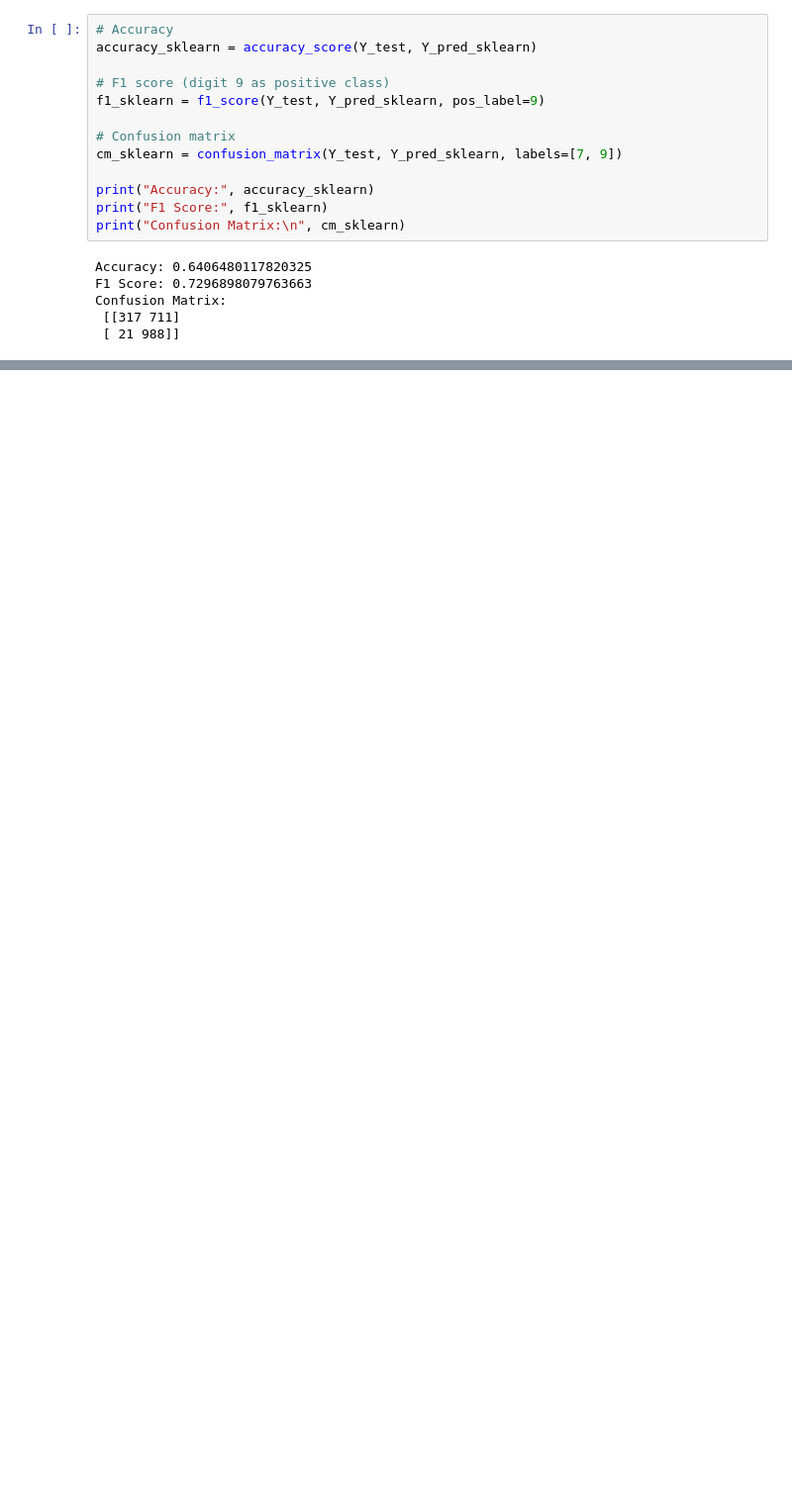
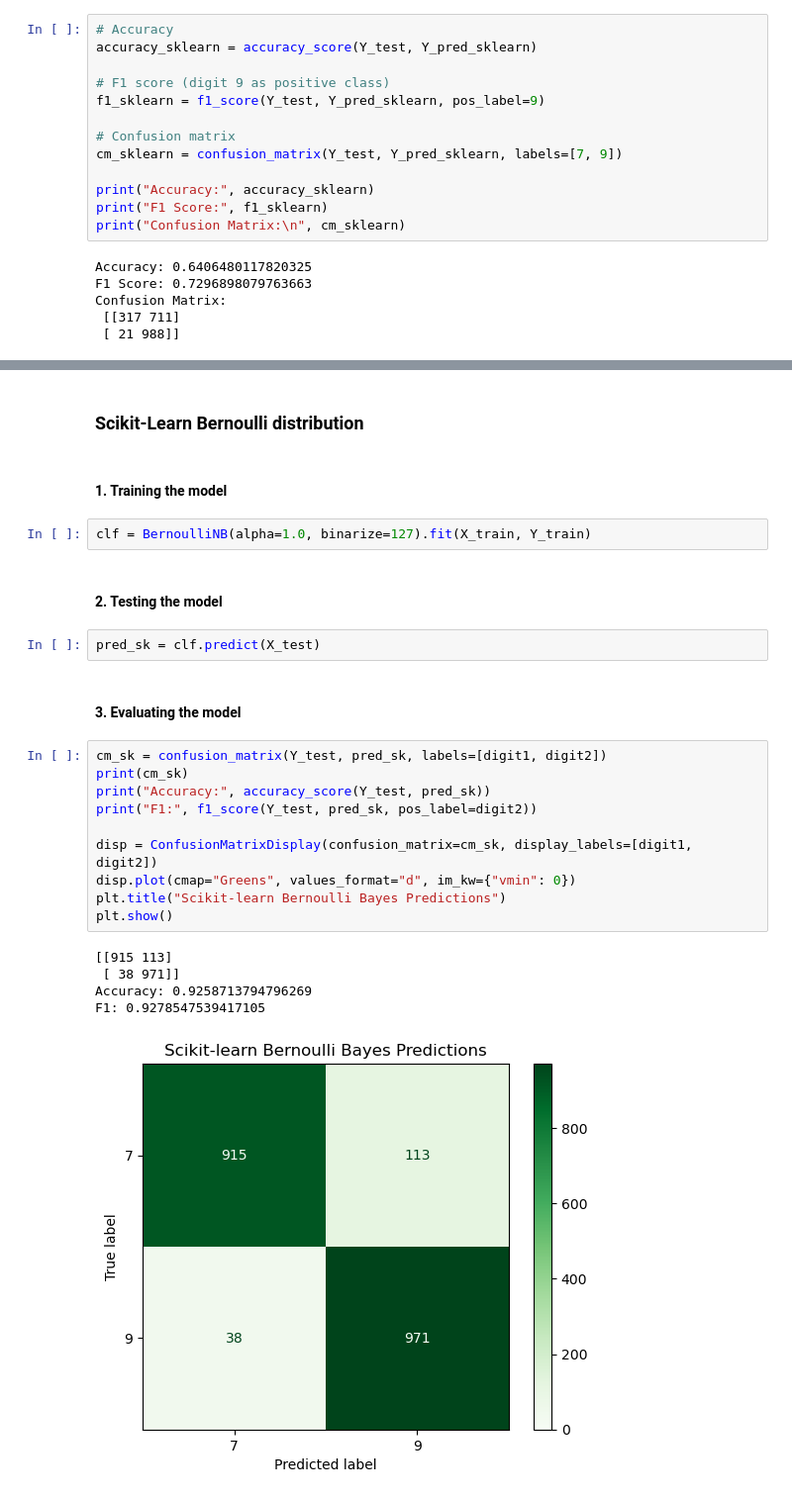
Before and after one commit to HenryArnoldDENISON/Bayesian-Classification, a Jupyter notebook: Bayesian-Classification.ipynb, the cells around one changed output, grey strips where cells are left out. Shown at 99% size. Drawn from its saved outputs; the diff is of its cells as text; blank space fills up the shorter version.

```diff
--- a/Bayesian-Classification.ipynb
+++ b/Bayesian-Classification.ipynb
@@ -204,0 +263,28 @@ plt.show()
+# %% [markdown]
+### Scikit-Learn Bernoulli distribution
+# %% [markdown]
+#### 1. Training the model
+# %%
+clf = BernoulliNB(alpha=1.0, binarize=127).fit(X_train, Y_train)
+# %% [markdown]
+#### 2. Testing the model
+# %%
+pred_sk = clf.predict(X_test)
+# %% [markdown]
+#### 3. Evaluating the model
+# %%
+cm_sk = confusion_matrix(Y_test, pred_sk, labels=[digit1, digit2])
+print(cm_sk)
+print("Accuracy:", accuracy_score(Y_test, pred_sk))
+print("F1:", f1_score(Y_test, pred_sk, pos_label=digit2))
+
+disp = ConfusionMatrixDisplay(confusion_matrix=cm_sk, display_labels=[digit1, digit2])
+disp.plot(cmap="Greens", values_format="d", im_kw={"vmin": 0})
+plt.title("Scikit-learn Bernoulli Bayes Predictions")
+plt.show()
+# %% [output]
+[[915 113]
+ [ 38 971]]
+Accuracy: 0.9258713794796269
+F1: 0.9278547539417105
+[figure, added]
```
Also changed, not shown: parts of 27 cells of this notebook.
